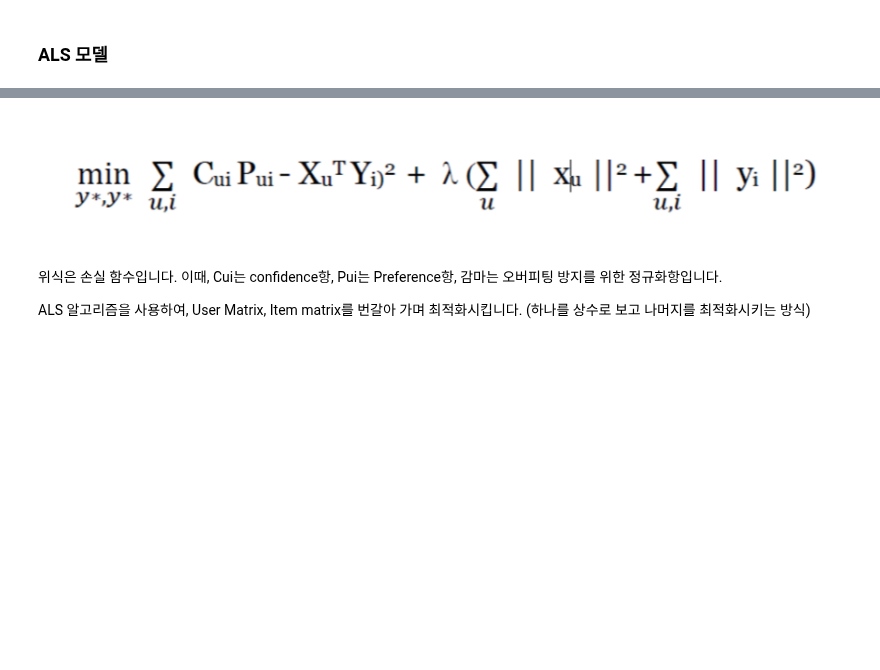
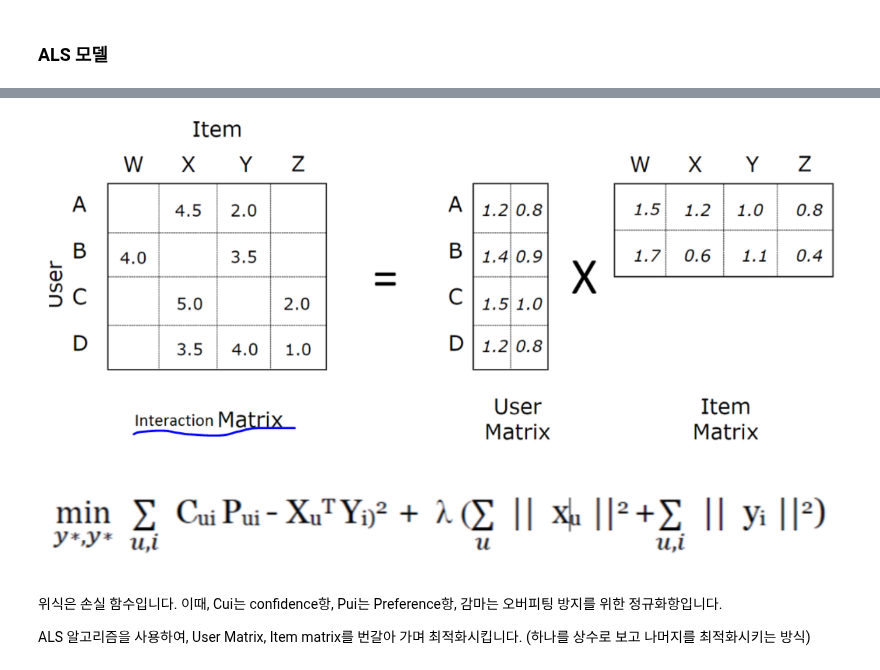
Before and after one commit to likeoojh/Customer_Analysis, a Jupyter notebook: Recommendation_als.ipynb, the cells around one changed output, grey strips where cells are left out. Saved outputs shown, nothing was run; the diff lists cells and outputs as text; code cells hidden in the pictures; blank space fills up the shorter version.

```diff
--- a/Recommendation_als.ipynb
+++ b/Recommendation_als.ipynb
@@ -135,5 +133,13 @@ sparse_user_item
-# %% [markdown]
-![image.png](attachment:image.png)
+# %%
+from IPython.display import Image
+Image("image/als_1.png")
+# %% [output]
+[figure, added]
+# %%
+from IPython.display import Image
+Image("image/als_2.png")
+# %% [output]
+[figure, added]
 # %% [markdown]
 위식은 손실 함수입니다. 이때, Cui는 confidence항, Pui는 Preference항, 감마는 오버피팅 방지를 위한 정규화항입니다.
 
```
Also changed, not shown: parts of 4 cells of this notebook, 3 other files.
